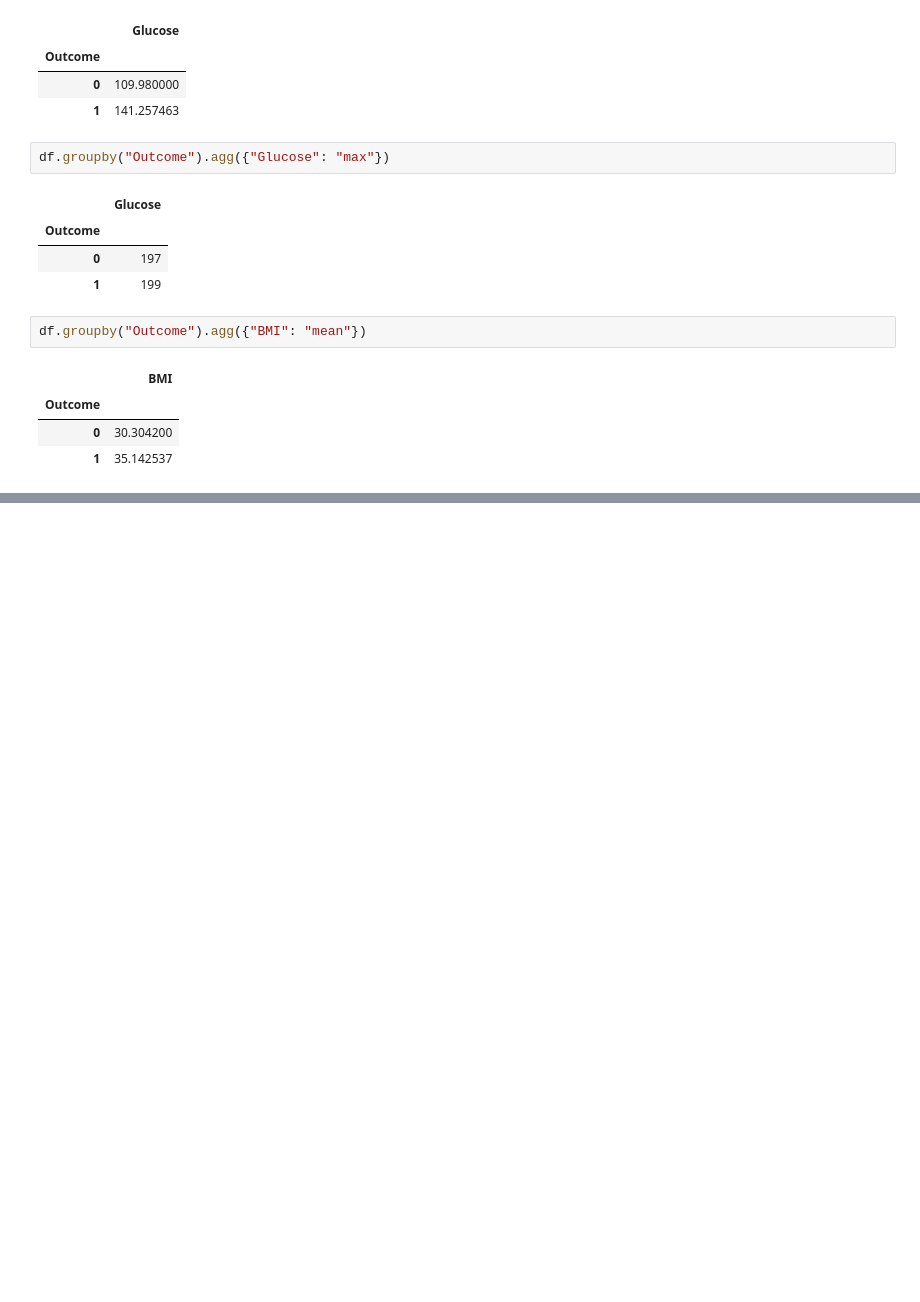
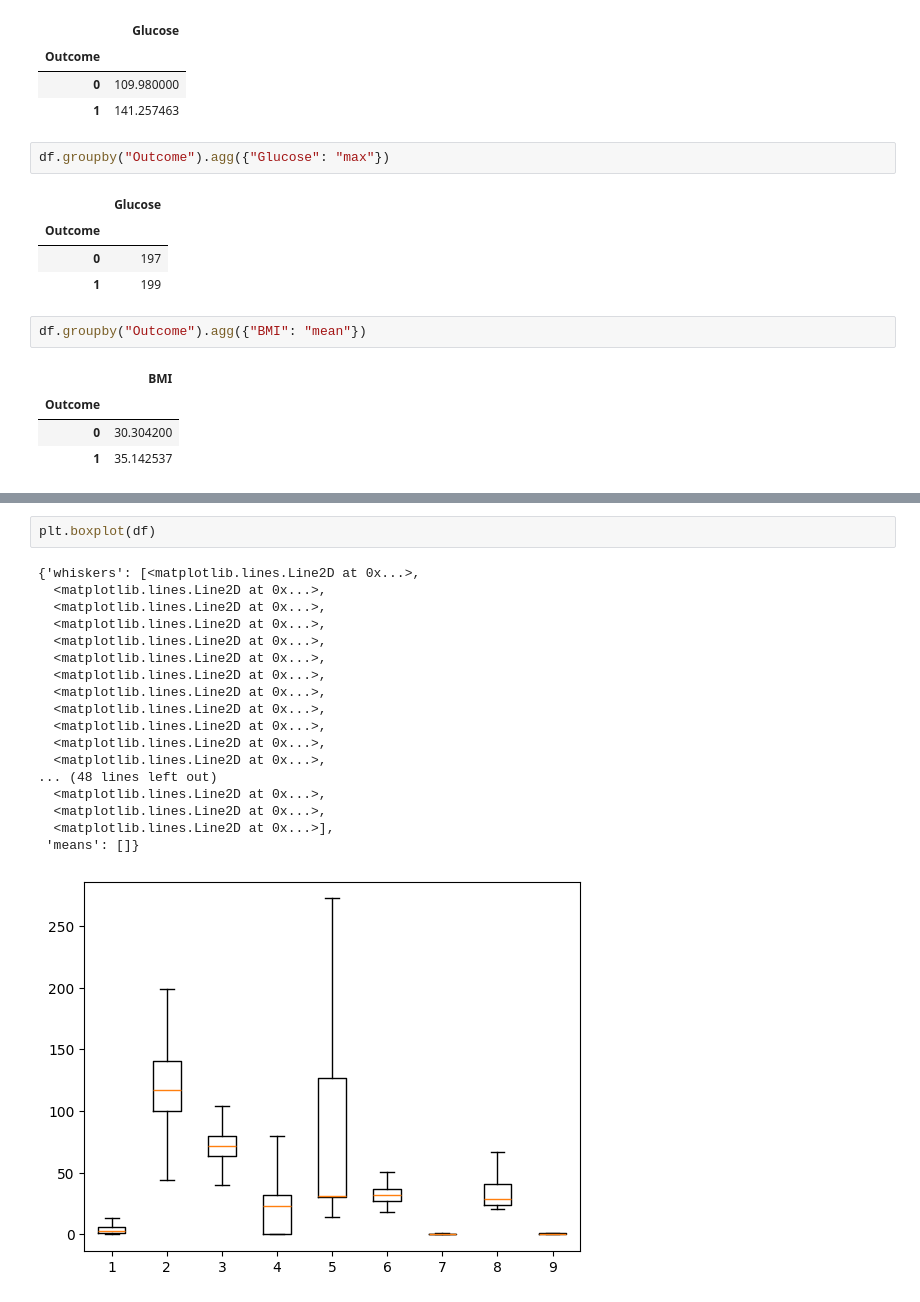
Before and after one commit to Cham75/Diabetes-analysis, a Jupyter notebook: main.ipynb, the cells around one changed output, grey strips where cells are left out. Saved outputs shown, nothing was run; the diff lists cells and outputs as text; blank space fills up the shorter version.

```diff
--- a/main.ipynb
+++ b/main.ipynb
@@ -162,0 +250,21 @@ df.groupby("Outcome").agg({"BMI": "mean"})
+# %%
+plt.boxplot(df)
+# %% [output]
+{'whiskers': [<matplotlib.lines.Line2D at 0x...>,
+  <matplotlib.lines.Line2D at 0x...>,
+  <matplotlib.lines.Line2D at 0x...>,
+  <matplotlib.lines.Line2D at 0x...>,
+  <matplotlib.lines.Line2D at 0x...>,
+  <matplotlib.lines.Line2D at 0x...>,
+  <matplotlib.lines.Line2D at 0x...>,
+  <matplotlib.lines.Line2D at 0x...>,
+  <matplotlib.lines.Line2D at 0x...>,
+  <matplotlib.lines.Line2D at 0x...>,
+  <matplotlib.lines.Line2D at 0x...>,
+  <matplotlib.lines.Line2D at 0x...>,
+... (48 lines left out)
+  <matplotlib.lines.Line2D at 0x...>,
+  <matplotlib.lines.Line2D at 0x...>,
+  <matplotlib.lines.Line2D at 0x...>],
+ 'means': []}
+[figure, added]
```
Also changed, not shown: parts of 70 cells of this notebook.
